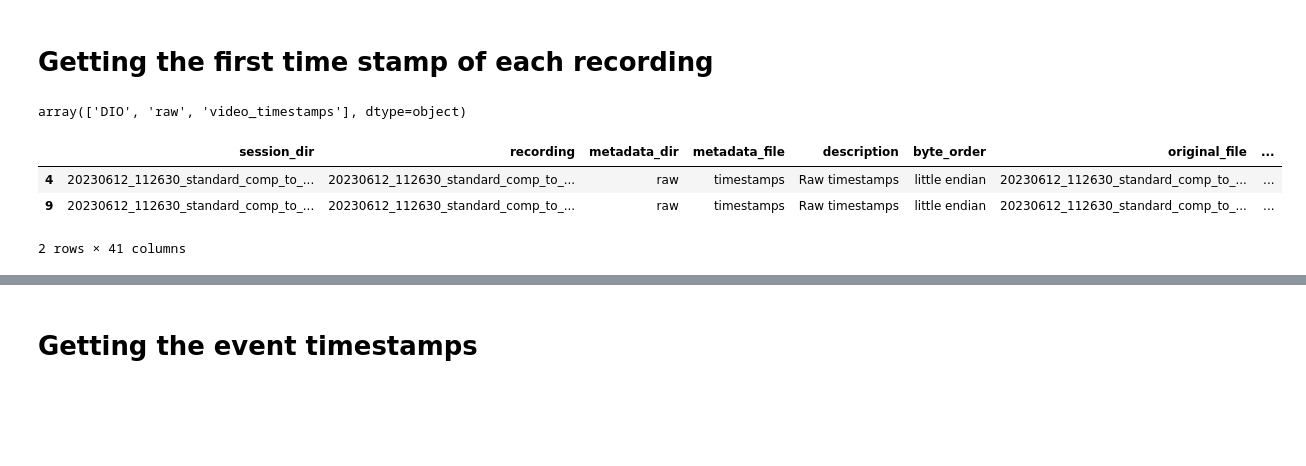
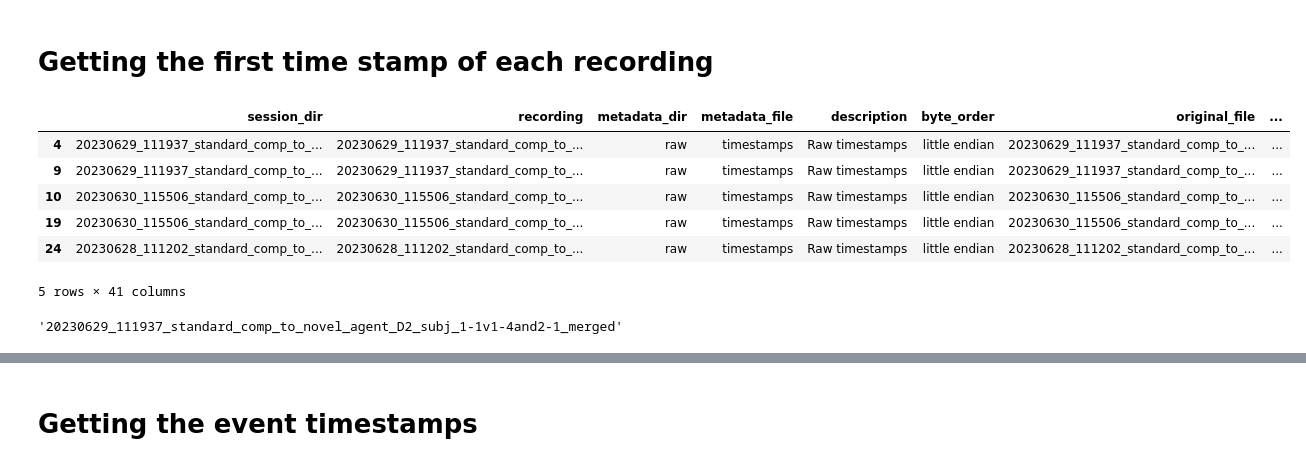
Before and after one commit to padillacoreanolab/nose_poke_identifier, a Jupyter notebook: results/2023_09_07_nose_poke_extraction/00_extract_timestamps.ipynb, the cells around one changed output, grey strips where cells are left out. Drawn from its saved outputs; the diff is of its cells as text; code cells hidden in the pictures; blank space fills up the shorter version.

```diff
--- a/results/2023_09_07_nose_poke_extraction/00_extract_timestamps.ipynb
+++ b/results/2023_09_07_nose_poke_extraction/00_extract_timestamps.ipynb
@@ -144,7 +194,7 @@ Describe what is done to the data here and how inputs are manipulated to generat
 # Saving the trodes data for each session
 # Each key is a session name
 # Each value is a dictionary of every recording file in that session
-session_to_trodes_data = recursive_dictionary()
+session_to_trodes_data = utilities.helper.create_recursive_dict()
 
 
 # Saving the path of the session recording
@@ -316,3 +417,3 @@ array(['20230612_112630_standard_comp_to_training_D1_subj_1-1_t1b3L_box2_merged'
 # %%
-trodes_metadata_df["all_subjects"] = trodes_metadata_df["recording"].apply(lambda x: x.replace("-","_").split("subj")[-1].split("t")[0].strip("_").replace("_",".").split(".and."))
-trodes_metadata_df["all_subjects"] = trodes_metadata_df["all_subjects"].apply(lambda x: sorted([i.strip().strip(".") for i in x]))
+trodes_metadata_df["all_subjects"] = trodes_metadata_df["session_dir"].apply(lambda x: x.split("subj")[-1].strip("_").replace("-", "."))#.split("t")[0].strip("_").replace("_",".").split(".and."))
+trodes_metadata_df["all_subjects"] = trodes_metadata_df["all_subjects"].apply(lambda x: sorted(extract_floats(x)))
@@ -319,2 +424,2 @@ trodes_metadata_df["all_subjects"] = trodes_metadata_df["all_subjects"].apply(la
 # %%
-trodes_metadata_df["current_subject"] = trodes_metadata_df["all_subjects"].apply(lambda x: x[0] if len(x) == 1 else np.nan)
+trodes_metadata_df["all_subjects"].apply(lambda x: tuple(x)).unique()
@@ -341 +430,4 @@ Name: all_subjects, dtype: object
+# %%
+trodes_metadata_df["current_subject"] = trodes_metadata_df["recording"].apply(lambda x: x.split("subj")[-1].strip("_").replace("-", ".").replace("_", "."))#.split("t")[0].strip("_").replace("_",".").split(".and."))
+trodes_metadata_df["current_subject"] = trodes_metadata_df["current_subject"].apply(lambda x: str(extract_floats(x)[0]).strip())
 # %%
@@ -377,21 +451,24 @@ trodes_metadata_df = trodes_metadata_df[~trodes_metadata_df["metadata_file"].str
 trodes_metadata_df = trodes_metadata_df.reset_index(drop=True)
 # %% [markdown]
 # Getting the first time stamp of each recording
-# %%
-trodes_metadata_df["metadata_dir"].unique()
-# %% [output]
-array(['DIO', 'raw', 'video_timestamps'], dtype=object)
 # %%
 trodes_raw_df = trodes_metadata_df[(trodes_metadata_df["metadata_dir"] == "raw") & (trodes_metadata_df["metadata_file"] == "timestamps")].copy()
 # %%
-trodes_raw_df
+trodes_raw_df.head()
 # %% [output]
 |  | session_dir | recording | metadata_dir | metadata_file | description | byte_order | original_file | ... |
-| 4 | 20230612_112630_standard_comp_to_... | 20230612_112630_standard_comp_to_... | raw | timestamps | Raw timestamps | little endian | 20230612_112630_standard_comp_to_... | ... |
-| 9 | 20230612_112630_standard_comp_to_... | 20230612_112630_standard_comp_to_... | raw | timestamps | Raw timestamps | little endian | 20230612_112630_standard_comp_to_... | ... |
+| 4 | 20230629_111937_standard_comp_to_... | 20230629_111937_standard_comp_to_... | raw | timestamps | Raw timestamps | little endian | 20230629_111937_standard_comp_to_... | ... |
+| 9 | 20230629_111937_standard_comp_to_... | 20230629_111937_standard_comp_to_... | raw | timestamps | Raw timestamps | little endian | 20230629_111937_standard_comp_to_... | ... |
+| 10 | 20230630_115506_standard_comp_to_... | 20230630_115506_standard_comp_to_... | raw | timestamps | Raw timestamps | little endian | 20230630_115506_standard_comp_to_... | ... |
+| 19 | 20230630_115506_standard_comp_to_... | 20230630_115506_standard_comp_to_... | raw | timestamps | Raw timestamps | little endian | 20230630_115506_standard_comp_to_... | ... |
+| 24 | 20230628_111202_standard_comp_to_... | 20230628_111202_standard_comp_to_... | raw | timestamps | Raw timestamps | little endian | 20230628_111202_standard_comp_to_... | ... |
-2 rows × 41 columns
+5 rows × 41 columns
 # %%
 trodes_raw_df["first_timestamp"] = trodes_raw_df["first_item_data"].apply(lambda x: x[0])
+# %%
+trodes_raw_df["recording"].iloc[0]
+# %% [output]
+'20230629_111937_standard_comp_to_novel_agent_D2_subj_1-1v1-4and2-1_merged'
 # %%
 recording_to_first_timestamp = trodes_raw_df.set_index('session_dir')['first_timestamp'].to_dict()
 # %%
```
Also changed, not shown: parts of 67 cells of this notebook, 10 other files.
